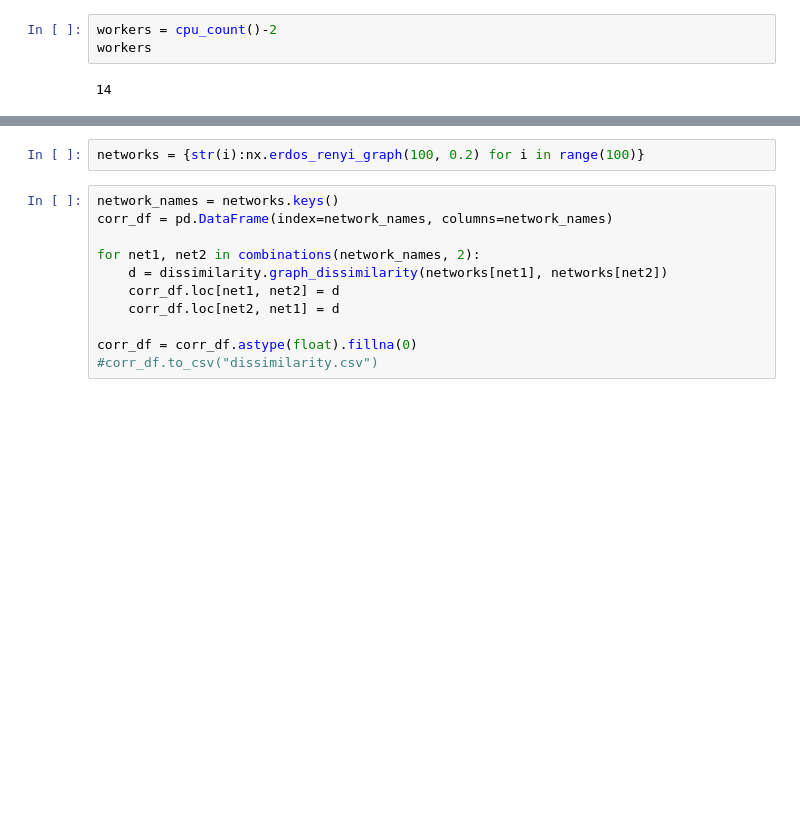
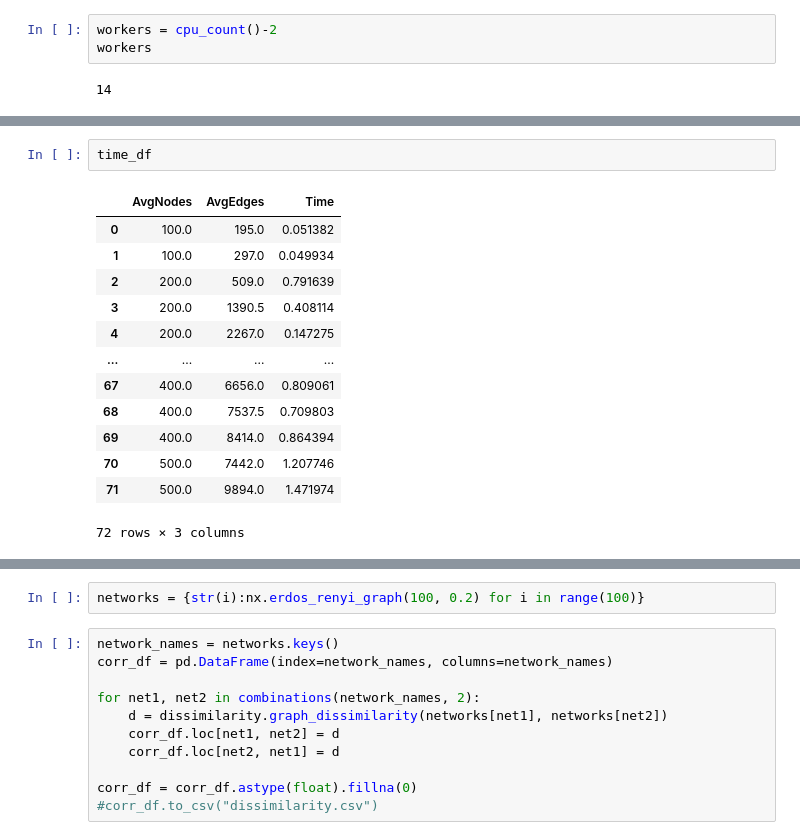
Before and after one commit to freyrelab/netective, a Jupyter notebook: experimental/dvalue.ipynb, the cells around one changed output, grey strips where cells are left out. Drawn from its saved outputs; the diff is of its cells as text; blank space fills up the shorter version.

```diff
--- a/experimental/dvalue.ipynb
+++ b/experimental/dvalue.ipynb
@@ -73,0 +208,16 @@ corr_df.to_csv("dissimilarity_abasy.csv")
+# %%
+time_df
+# %% [output]
+|  | AvgNodes | AvgEdges | Time |
+| 0 | 100.0 | 195.0 | 0.051382 |
+| 1 | 100.0 | 297.0 | 0.049934 |
+| 2 | 200.0 | 509.0 | 0.791639 |
+| 3 | 200.0 | 1390.5 | 0.408114 |
+| 4 | 200.0 | 2267.0 | 0.147275 |
+| ... | ... | ... | ... |
+| 67 | 400.0 | 6656.0 | 0.809061 |
+| 68 | 400.0 | 7537.5 | 0.709803 |
+| 69 | 400.0 | 8414.0 | 0.864394 |
+| 70 | 500.0 | 7442.0 | 1.207746 |
+| 71 | 500.0 | 9894.0 | 1.471974 |
+72 rows × 3 columns
```
Also changed, not shown: parts of 10 cells of this notebook, 1 other file.
